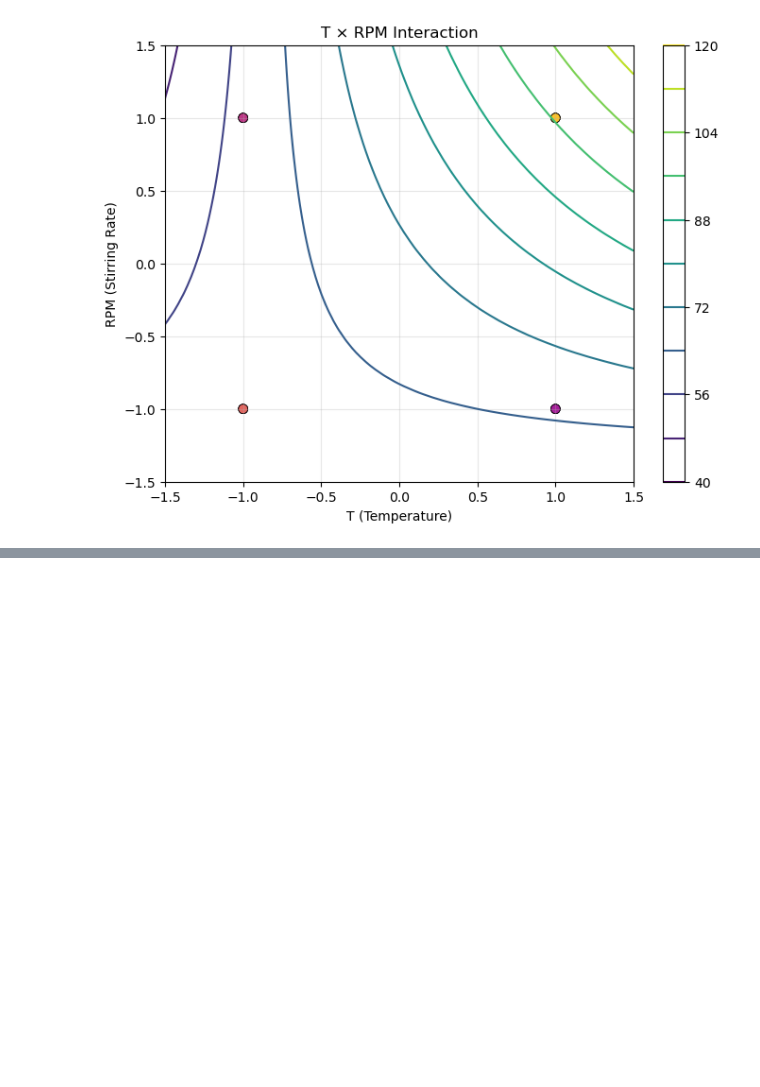
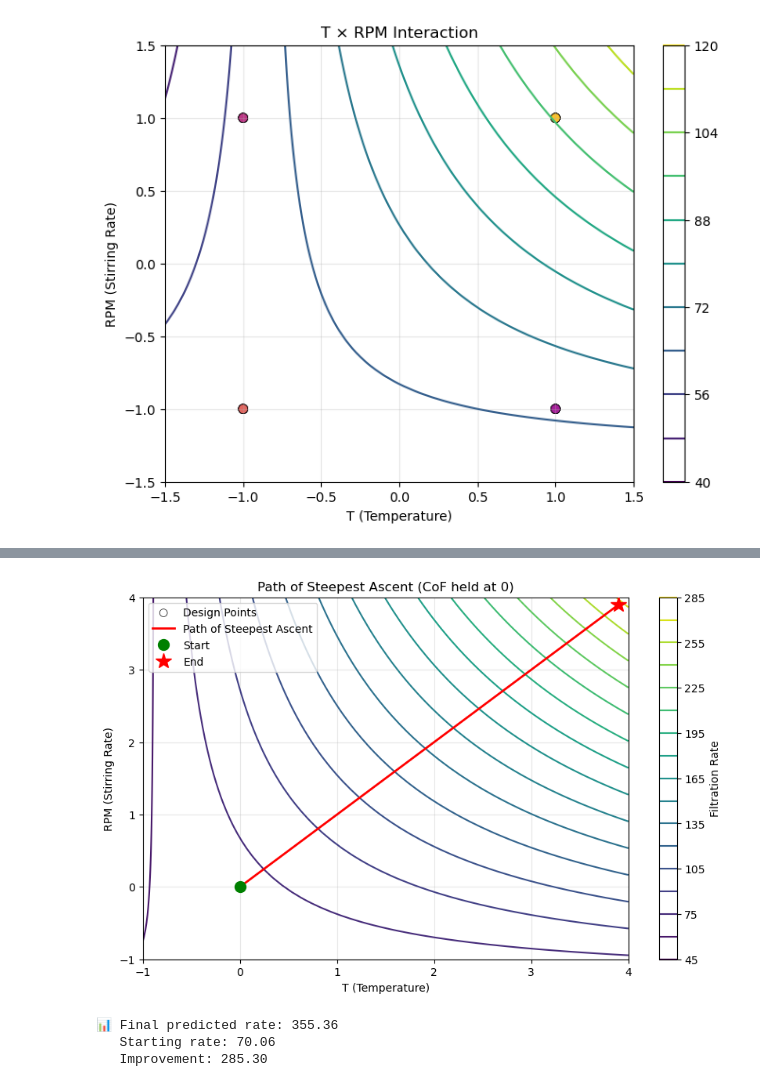
Before and after one commit to MarcelButschle/YouTube, a Jupyter notebook: path-of-steepest-ascent/path-of-steepest-ascent.ipynb, the cells around one changed output, grey strips where cells are left out. Saved outputs shown, nothing was run; the diff lists cells and outputs as text; code cells hidden in the pictures; blank space fills up the shorter version.

Commit message:
Update: [steepest ascent works]

```diff
--- a/path-of-steepest-ascent/path-of-steepest-ascent.ipynb
+++ b/path-of-steepest-ascent/path-of-steepest-ascent.ipynb
@@ -262,0 +338,51 @@ plot_contour(X, Y, Z2, filtration, 'T', 'RPM', 'Filtration_rate',
+# %%
+### Visualize the path ###
+
+# Create contour plot in T-RPM space
+x_range = np.linspace(-1, 4, 50)
+T_grid, RPM_grid = np.meshgrid(x_range, x_range)
+
+# Predict on grid (CoF=0)
+grid_data = pd.DataFrame({
+    'T': T_grid.ravel(),
+    'CoF': np.zeros_like(T_grid.ravel()),
+    'RPM': RPM_grid.ravel()
+})
+Z_grid = fit_filtration.predict(grid_data).values.reshape(T_grid.shape)
+
+# Plot
+plt.figure(figsize=(10, 6))
+contour = plt.contour(T_grid, RPM_grid, Z_grid, levels=15, cmap="viridis")
+plt.colorbar(contour, label='Filtration Rate')
+
+# Add original design points (where CoF ≈ 0)
+center_points = filtration[np.abs(filtration['CoF']) < 0.1]
+plt.scatter(center_points['T'], center_points['RPM'],
+           c=center_points['Filtration_rate'], cmap='plasma',
+           s=50, edgecolor='black', linewidth=0.5, label='Design Points', zorder=5)
+
+# Overlay path as continuous line
+plt.plot(path_df['T'], path_df['RPM'], 'r-', linewidth=2,
+         label='Path of Steepest Ascent')
+
+# Mark start and end points
+plt.plot(path_df['T'].iloc[0], path_df['RPM'].iloc[0], 'go',
+         markersize=10, label='Start', zorder=6)
+plt.plot(path_df['T'].iloc[-1], path_df['RPM'].iloc[-1], 'r*',
+         markersize=15, label='End', zorder=6)
+
+plt.xlabel('T (Temperature)')
+plt.ylabel('RPM (Stirring Rate)')
+plt.title('Path of Steepest Ascent (CoF held at 0)')
+plt.grid(alpha=0.3)
+plt.legend()
+plt.show()
+
+print(f"\n📊 Final predicted rate: {path_df['Predicted_Rate'].iloc[-1]:.2f}")
+print(f"   Starting rate: {path_df['Predicted_Rate'].iloc[0]:.2f}")
+print(f"   Improvement: {path_df['Predicted_Rate'].iloc[-1] - path_df['Predicted_Rate'].iloc[0]:.2f}")
+# %% [output]
+[figure, added]
+📊 Final predicted rate: 355.36
+   Starting rate: 70.06
+   Improvement: 285.30
```
Also changed, not shown: parts of 1 cell of this notebook.
